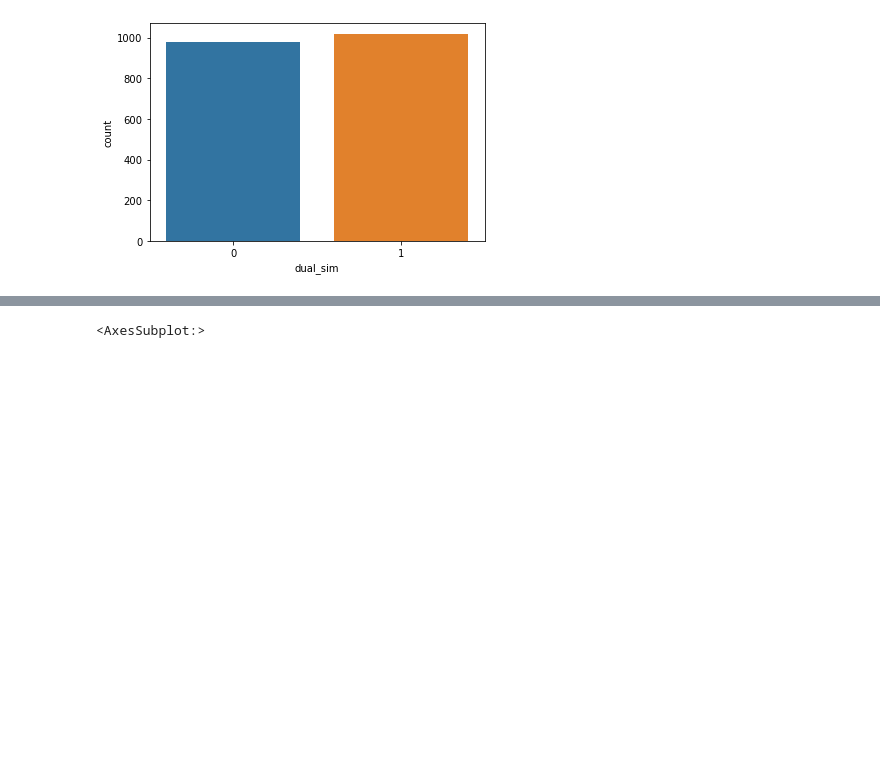
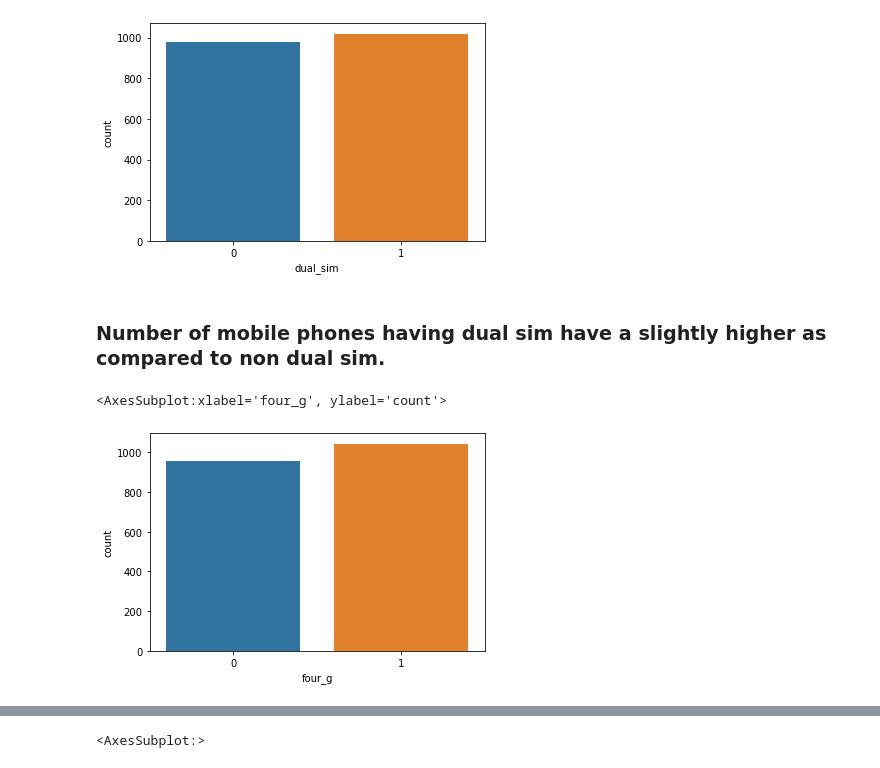
Before and after one commit to Krgautam3011/Data-mobile-price-range-analysis, a Jupyter notebook: eda project.ipynb, the cells around one changed output, grey strips where cells are left out. Cells and saved outputs as stored; diff of their text form; code cells hidden in the pictures; blank space fills up the shorter version.

```diff
--- a/eda project.ipynb
+++ b/eda project.ipynb
@@ -180,3 +252,10 @@ sns.countplot(df['dual_sim'])
 # %% [output]
 <AxesSubplot:xlabel='dual_sim', ylabel='count'>
 [figure]
+# %% [markdown]
+###  Number of mobile phones having dual sim have a slightly higher as compared to non dual sim.
+# %%
+sns.countplot(df['four_g'])
+# %% [output]
+<AxesSubplot:xlabel='four_g', ylabel='count'>
+[figure, added]
```
Also changed, not shown: parts of 45 cells of this notebook.
